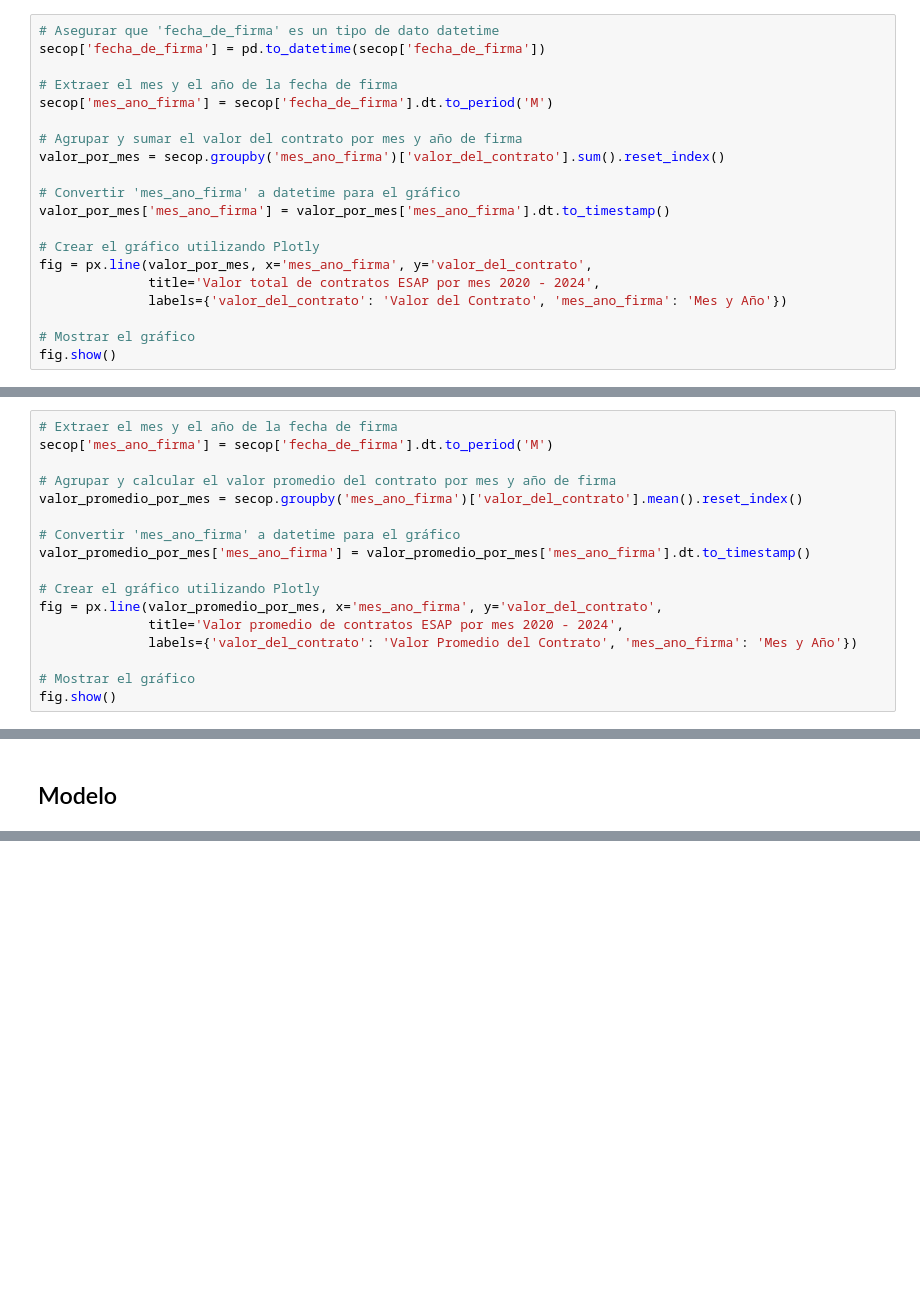
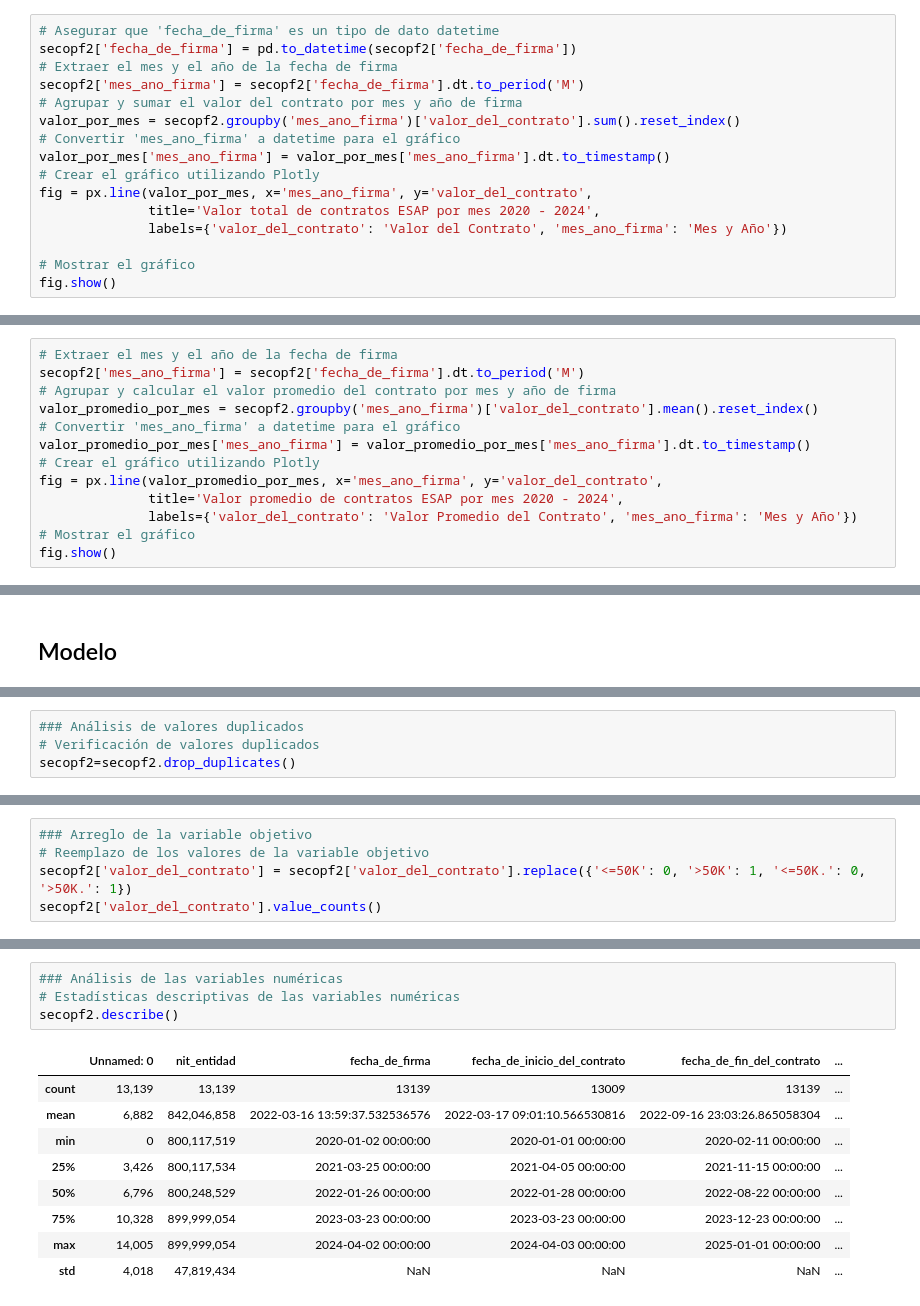
Before and after one commit to astrandrea/AnConESAP, a Jupyter notebook: codigo/preprocesamiento/preprocesamiento.ipynb, the cells around one changed output, grey strips where cells are left out. Drawn from its saved outputs; the diff is of its cells as text; blank space fills up the shorter version.

```diff
--- a/codigo/preprocesamiento/preprocesamiento.ipynb
+++ b/codigo/preprocesamiento/preprocesamiento.ipynb
@@ -551,17 +748,13 @@ fig.show()
 _Valor de contratos ESAP según fecha de firma 2020 - 2024 (meses)_
 # %%
 # Asegurar que 'fecha_de_firma' es un tipo de dato datetime
-secop['fecha_de_firma'] = pd.to_datetime(secop['fecha_de_firma'])
-
+secopf2['fecha_de_firma'] = pd.to_datetime(secopf2['fecha_de_firma'])
 # Extraer el mes y el año de la fecha de firma
-secop['mes_ano_firma'] = secop['fecha_de_firma'].dt.to_period('M')
-
+secopf2['mes_ano_firma'] = secopf2['fecha_de_firma'].dt.to_period('M')
 # Agrupar y sumar el valor del contrato por mes y año de firma
-valor_por_mes = secop.groupby('mes_ano_firma')['valor_del_contrato'].sum().reset_index()
-
+valor_por_mes = secopf2.groupby('mes_ano_firma')['valor_del_contrato'].sum().reset_index()
 # Convertir 'mes_ano_firma' a datetime para el gráfico
 valor_por_mes['mes_ano_firma'] = valor_por_mes['mes_ano_firma'].dt.to_timestamp()
-
 # Crear el gráfico utilizando Plotly
 fig = px.line(valor_por_mes, x='mes_ano_firma', y='valor_del_contrato',
               title='Valor total de contratos ESAP por mes 2020 - 2024',
@@ -572,17 +777,13 @@ fig.show()
 # %%
 # Extraer el mes y el año de la fecha de firma
-secop['mes_ano_firma'] = secop['fecha_de_firma'].dt.to_period('M')
-
+secopf2['mes_ano_firma'] = secopf2['fecha_de_firma'].dt.to_period('M')
 # Agrupar y calcular el valor promedio del contrato por mes y año de firma
-valor_promedio_por_mes = secop.groupby('mes_ano_firma')['valor_del_contrato'].mean().reset_index()
-
+valor_promedio_por_mes = secopf2.groupby('mes_ano_firma')['valor_del_contrato'].mean().reset_index()
 # Convertir 'mes_ano_firma' a datetime para el gráfico
 valor_promedio_por_mes['mes_ano_firma'] = valor_promedio_por_mes['mes_ano_firma'].dt.to_timestamp()
-
 # Crear el gráfico utilizando Plotly
 fig = px.line(valor_promedio_por_mes, x='mes_ano_firma', y='valor_del_contrato',
               title='Valor promedio de contratos ESAP por mes 2020 - 2024',
               labels={'valor_del_contrato': 'Valor Promedio del Contrato', 'mes_ano_firma': 'Mes y Año'})
-
 # Mostrar el gráfico
 fig.show()
@@ -607,0 +814,4 @@ AttributeError: 'DataFrame' object has no attribute 'data'
+# %%
+### Análisis de valores duplicados
+# Verificación de valores duplicados
+secopf2=secopf2.drop_duplicates()
@@ -607,0 +836,5 @@ AttributeError: 'DataFrame' object has no attribute 'data'
+# %%
+### Arreglo de la variable objetivo
+# Reemplazo de los valores de la variable objetivo
+secopf2['valor_del_contrato'] = secopf2['valor_del_contrato'].replace({'<=50K': 0, '>50K': 1, '<=50K.': 0, '>50K.': 1})
+secopf2['valor_del_contrato'].value_counts()
@@ -607,0 +855,14 @@ AttributeError: 'DataFrame' object has no attribute 'data'
+# %%
+### Análisis de las variables numéricas
+# Estadísticas descriptivas de las variables numéricas
+secopf2.describe()
+# %% [output]
+|  | Unnamed: 0 | nit_entidad | fecha_de_firma | fecha_de_inicio_del_contrato | fecha_de_fin_del_contrato | ... |
+| count | 13,139 | 13,139 | 13139 | 13009 | 13139 | ... |
+| mean | 6,882 | 842,046,858 | 2022-03-16 13:59:37.532536576 | 2022-03-17 09:01:10.566530816 | 2022-09-16 23:03:26.865058304 | ... |
+| min | 0 | 800,117,519 | 2020-01-02 00:00:00 | 2020-01-01 00:00:00 | 2020-02-11 00:00:00 | ... |
+| 25% | 3,426 | 800,117,534 | 2021-03-25 00:00:00 | 2021-04-05 00:00:00 | 2021-11-15 00:00:00 | ... |
+| 50% | 6,796 | 800,248,529 | 2022-01-26 00:00:00 | 2022-01-28 00:00:00 | 2022-08-22 00:00:00 | ... |
+| 75% | 10,328 | 899,999,054 | 2023-03-23 00:00:00 | 2023-03-23 00:00:00 | 2023-12-23 00:00:00 | ... |
+| max | 14,005 | 899,999,054 | 2024-04-02 00:00:00 | 2024-04-03 00:00:00 | 2025-01-01 00:00:00 | ... |
+| std | 4,018 | 47,819,434 | NaN | NaN | NaN | ... |
```
Also changed, not shown: parts of 68 cells of this notebook, 7 other files.
